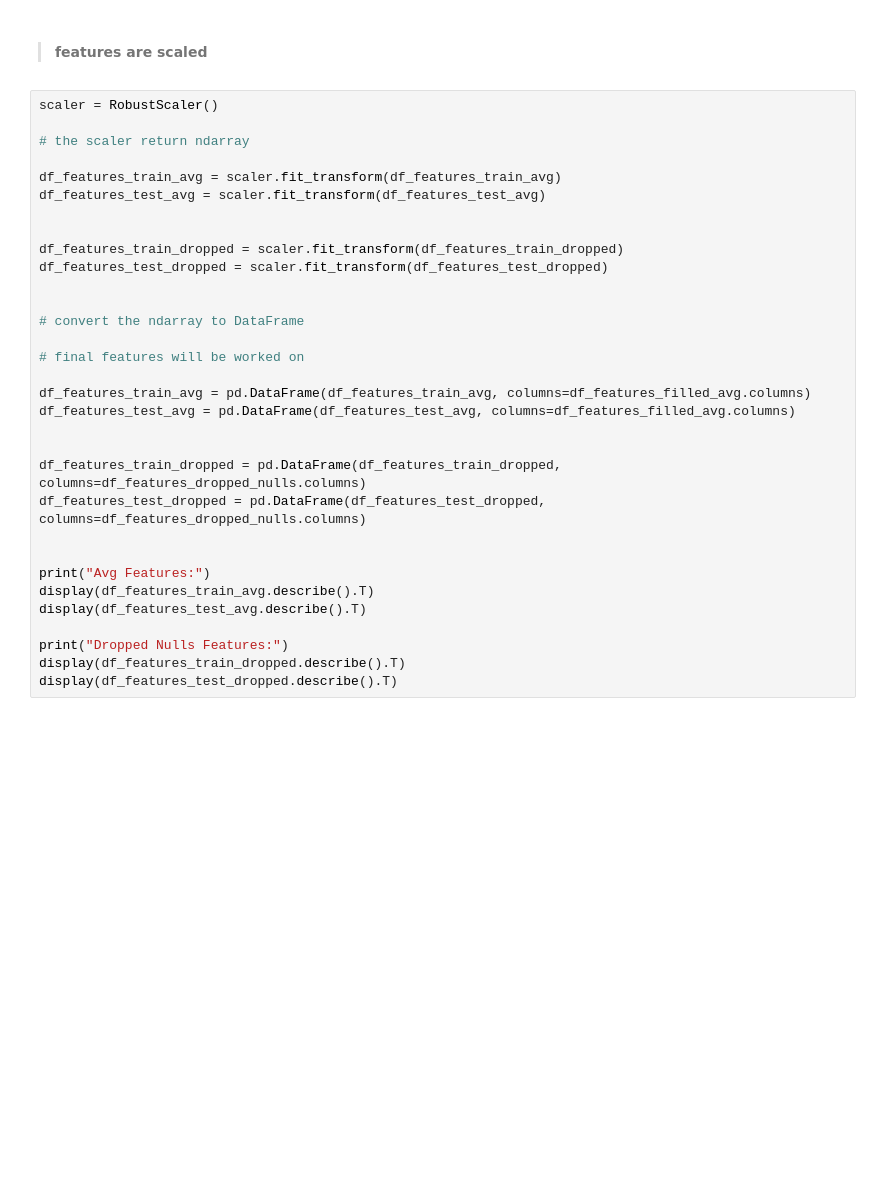
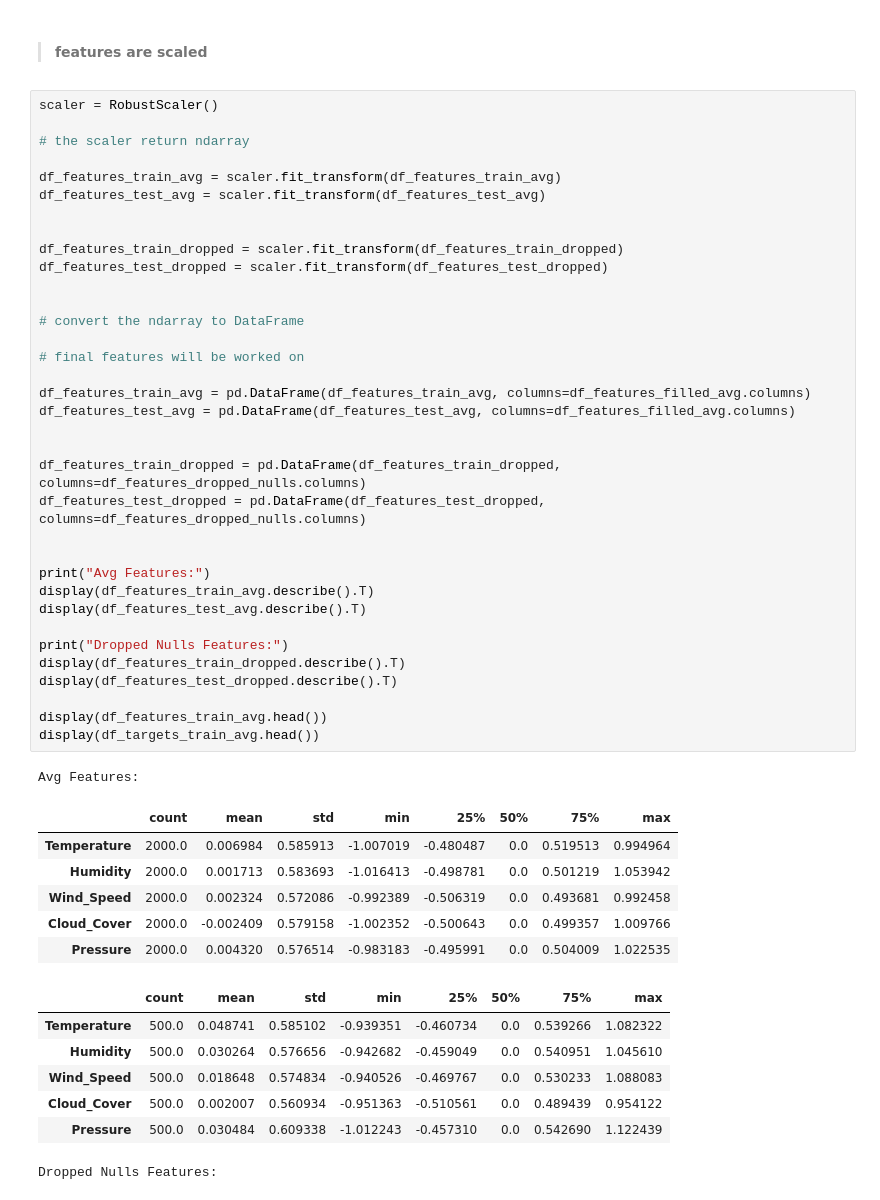
Before and after one commit to shahdosama10/ML2_Weather_Prediction, a Jupyter notebook: ML_A2/A2.ipynb, the cells around one changed output. Drawn from its saved outputs; the diff is of its cells as text; blank space fills up the shorter version.

```diff
--- a/ML_A2/A2.ipynb
+++ b/ML_A2/A2.ipynb
@@ -118,30 +211,48 @@ scaler = RobustScaler()
 
 # the scaler return ndarray
 
 df_features_train_avg = scaler.fit_transform(df_features_train_avg)
 df_features_test_avg = scaler.fit_transform(df_features_test_avg)
 
 
 df_features_train_dropped = scaler.fit_transform(df_features_train_dropped)
 df_features_test_dropped = scaler.fit_transform(df_features_test_dropped)
 
 
 # convert the ndarray to DataFrame
 
 # final features will be worked on
 
 df_features_train_avg = pd.DataFrame(df_features_train_avg, columns=df_features_filled_avg.columns)
 df_features_test_avg = pd.DataFrame(df_features_test_avg, columns=df_features_filled_avg.columns)
 
 
 df_features_train_dropped = pd.DataFrame(df_features_train_dropped, columns=df_features_dropped_nulls.columns)
 df_features_test_dropped = pd.DataFrame(df_features_test_dropped, columns=df_features_dropped_nulls.columns)
 
 
 print("Avg Features:")
 display(df_features_train_avg.describe().T)
 display(df_features_test_avg.describe().T)
 
 print("Dropped Nulls Features:")
 display(df_features_train_dropped.describe().T)
 display(df_features_test_dropped.describe().T)
+
+display(df_features_train_avg.head())
+display(df_targets_train_avg.head())
+# %% [output]
+Avg Features:
+|  | count | mean | std | min | 25% | 50% | 75% | max |
+| Temperature | 2000.0 | 0.006984 | 0.585913 | -1.007019 | -0.480487 | 0.0 | 0.519513 | 0.994964 |
+| Humidity | 2000.0 | 0.001713 | 0.583693 | -1.016413 | -0.498781 | 0.0 | 0.501219 | 1.053942 |
+| Wind_Speed | 2000.0 | 0.002324 | 0.572086 | -0.992389 | -0.506319 | 0.0 | 0.493681 | 0.992458 |
+| Cloud_Cover | 2000.0 | -0.002409 | 0.579158 | -1.002352 | -0.500643 | 0.0 | 0.499357 | 1.009766 |
+| Pressure | 2000.0 | 0.004320 | 0.576514 | -0.983183 | -0.495991 | 0.0 | 0.504009 | 1.022535 |
+|  | count | mean | std | min | 25% | 50% | 75% | max |
+| Temperature | 500.0 | 0.048741 | 0.585102 | -0.939351 | -0.460734 | 0.0 | 0.539266 | 1.082322 |
+| Humidity | 500.0 | 0.030264 | 0.576656 | -0.942682 | -0.459049 | 0.0 | 0.540951 | 1.045610 |
+| Wind_Speed | 500.0 | 0.018648 | 0.574834 | -0.940526 | -0.469767 | 0.0 | 0.530233 | 1.088083 |
+| Cloud_Cover | 500.0 | 0.002007 | 0.560934 | -0.951363 | -0.510561 | 0.0 | 0.489439 | 0.954122 |
+| Pressure | 500.0 | 0.030484 | 0.609338 | -1.012243 | -0.457310 | 0.0 | 0.542690 | 1.122439 |
+Dropped Nulls Features:
```
Also changed, not shown: parts of 8 cells of this notebook.
